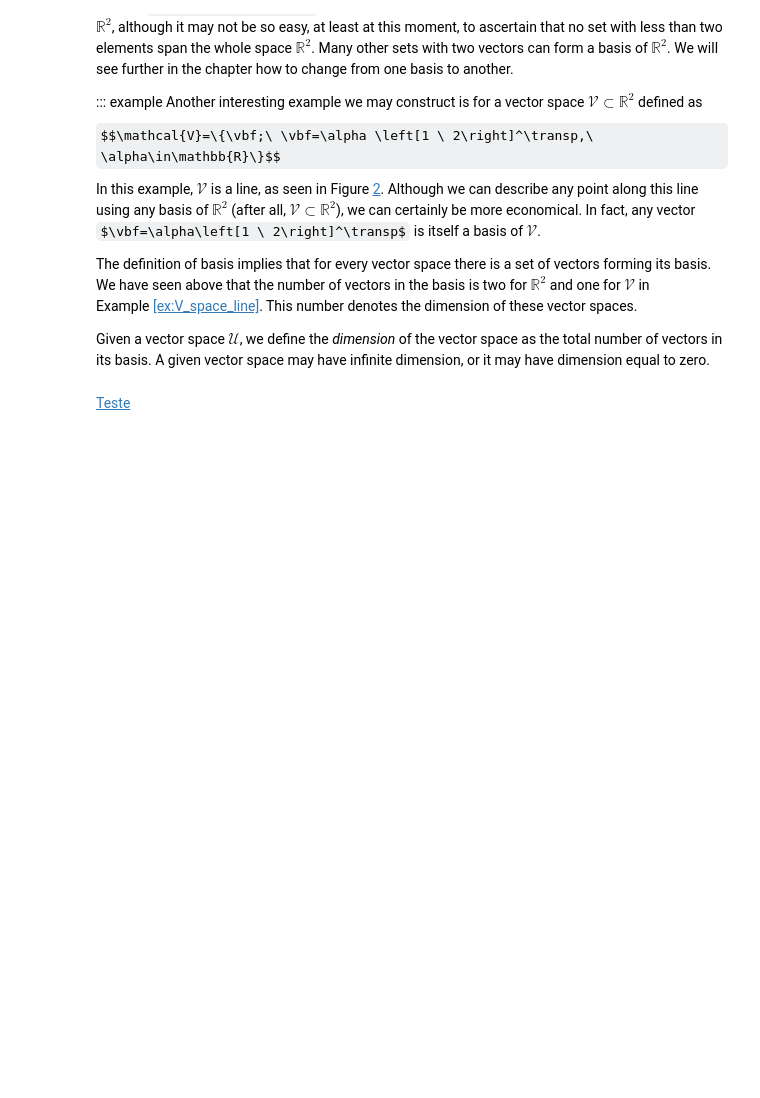
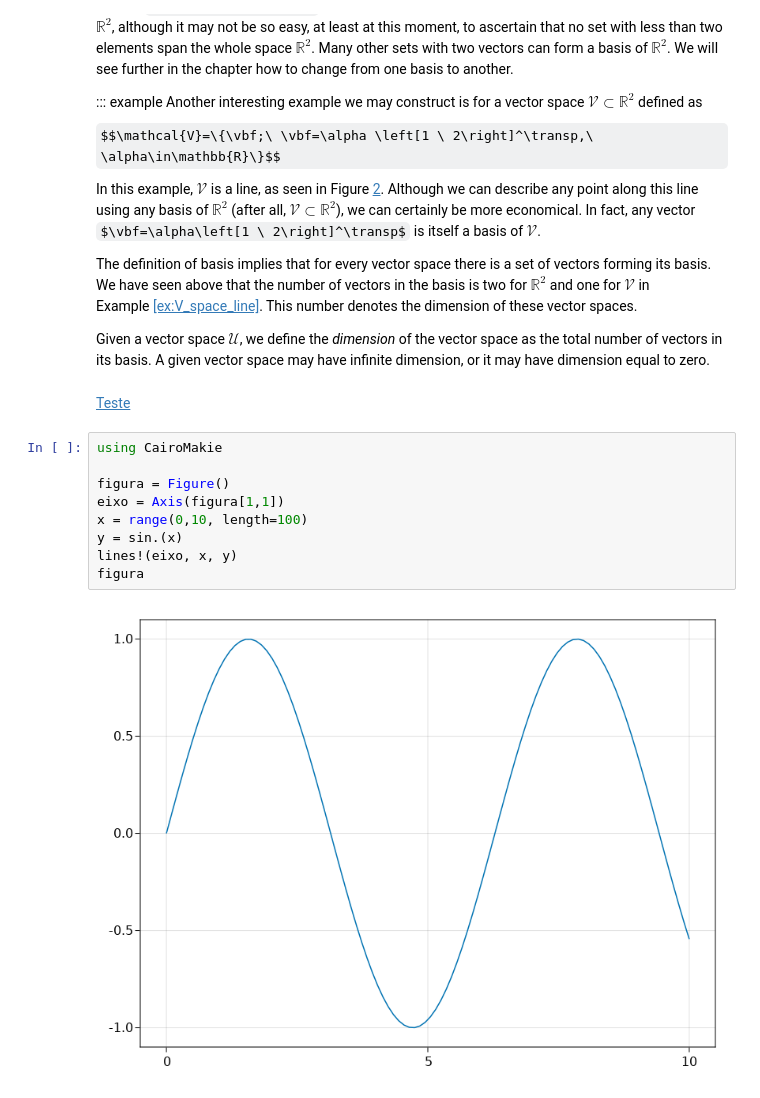
Before and after one commit to MartinaMJ/Binder-Test, a Jupyter notebook: secao13.ipynb, the cells around one changed output. Cells and saved outputs as stored; diff of their text form; some formulas as TeX source; blank space fills up the shorter version.

```diff
--- a/secao13.ipynb
+++ b/secao13.ipynb
@@ -63,3 +63,14 @@ space may have infinite dimension, or it may have dimension equal to
 zero.
 # %% [markdown]
 [Teste](https://mybinder.org/v2/gh/MartinaMJ/Binder-Test/HEAD?filepath=TesteLink.ipynb)
+# %%
+using CairoMakie
+
+figura = Figure()
+eixo = Axis(figura[1,1])
+x = range(0,10, length=100)
+y = sin.(x)
+lines!(eixo, x, y)
+figura
+# %% [output]
+[figure, added]
```
Also changed, not shown: parts of 1 cell of this notebook.
